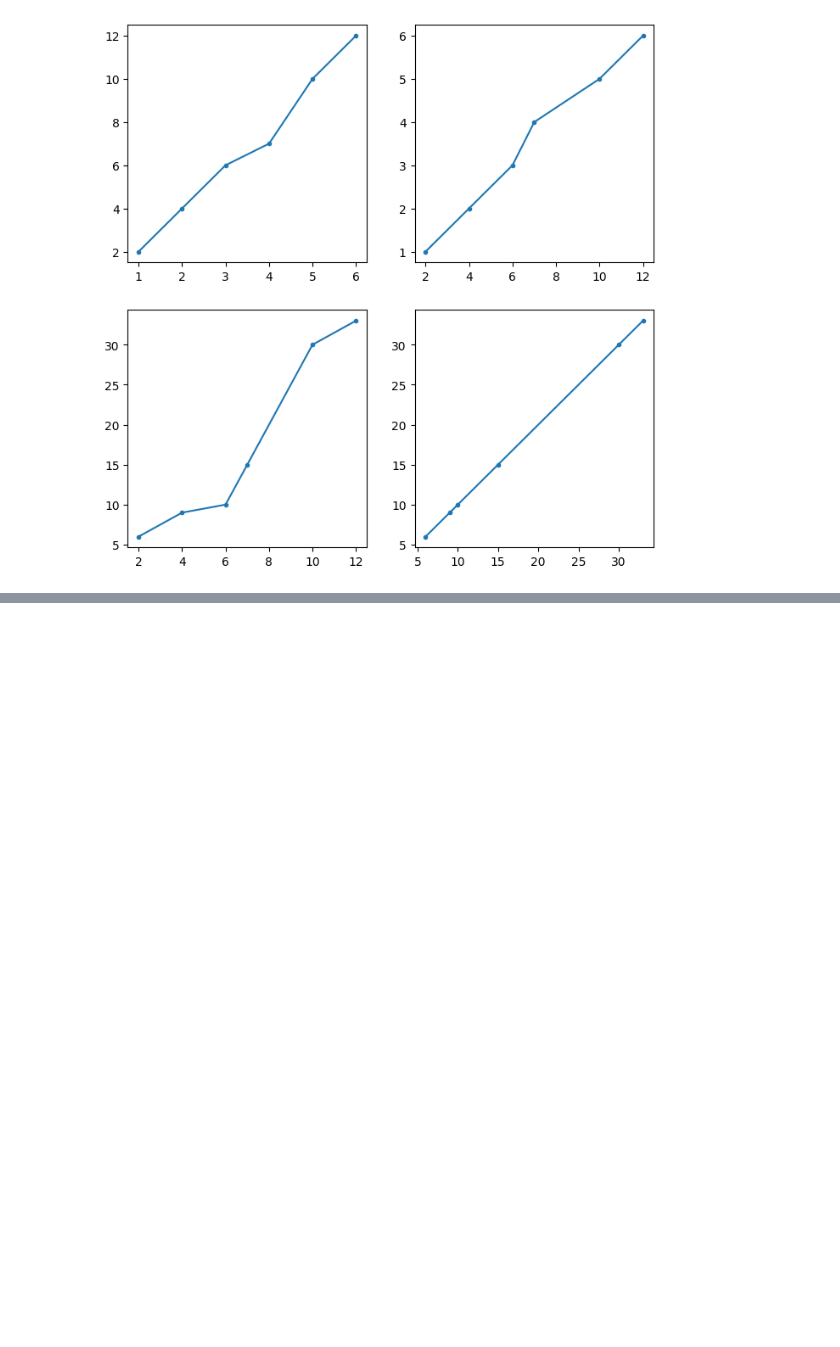
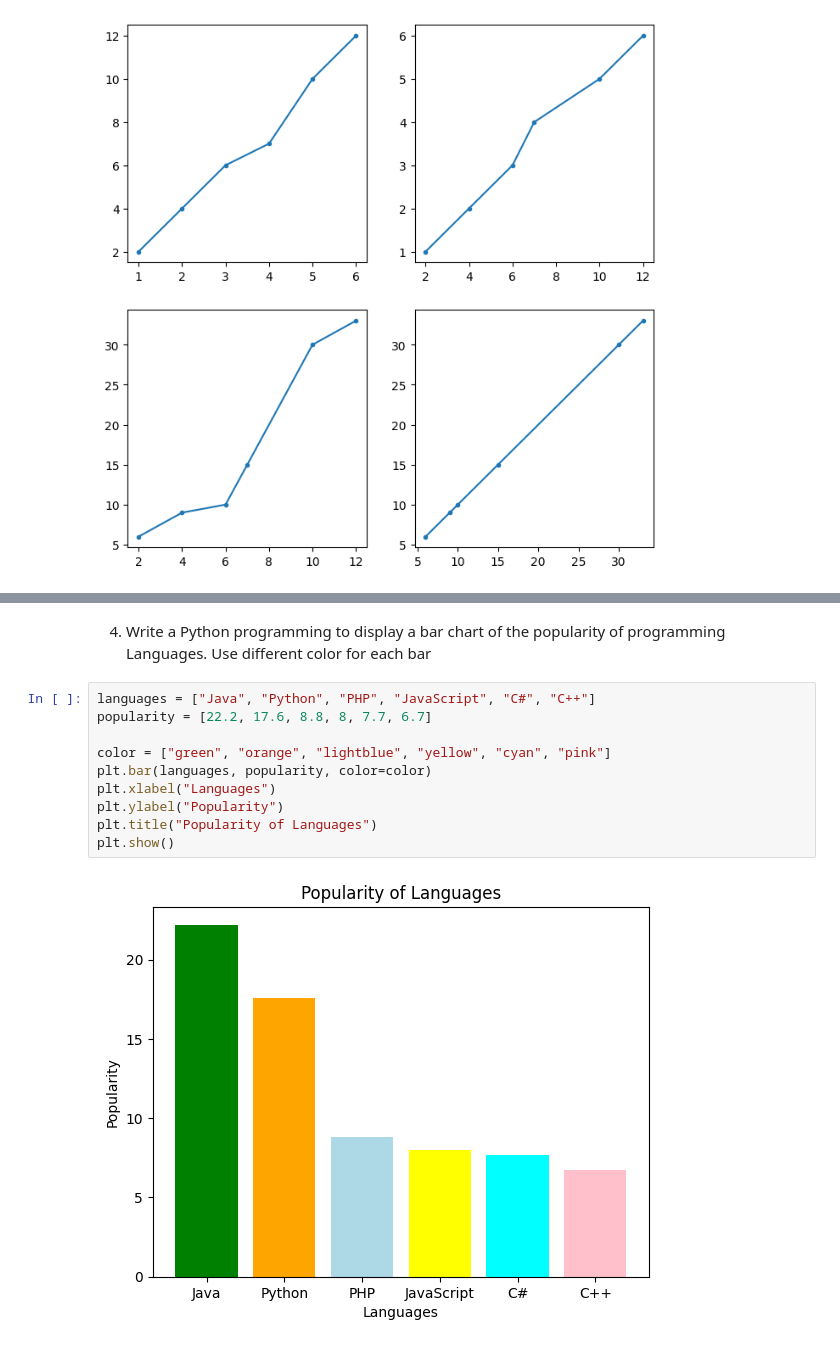
Before and after one commit to aleena2121/python-libraries, a Jupyter notebook: MatPlotLib/problems.ipynb, the cells around one changed output, grey strips where cells are left out. Cells and saved outputs as stored; diff of their text form; blank space fills up the shorter version.

```diff
--- a/MatPlotLib/problems.ipynb
+++ b/MatPlotLib/problems.ipynb
@@ -248,0 +290,14 @@ plt.show()
+# %% [markdown]
+4. Write a Python programming to display a bar chart of the popularity of programming Languages. Use different color for each bar
+# %%
+languages = ["Java", "Python", "PHP", "JavaScript", "C#", "C++"]
+popularity = [22.2, 17.6, 8.8, 8, 7.7, 6.7]
+
+color = ["green", "orange", "lightblue", "yellow", "cyan", "pink"]
+plt.bar(languages, popularity, color=color)
+plt.xlabel("Languages")
+plt.ylabel("Popularity")
+plt.title("Popularity of Languages")
+plt.show()
+# %% [output]
+[figure, added]
```
Also changed, not shown: parts of 27 cells of this notebook.
